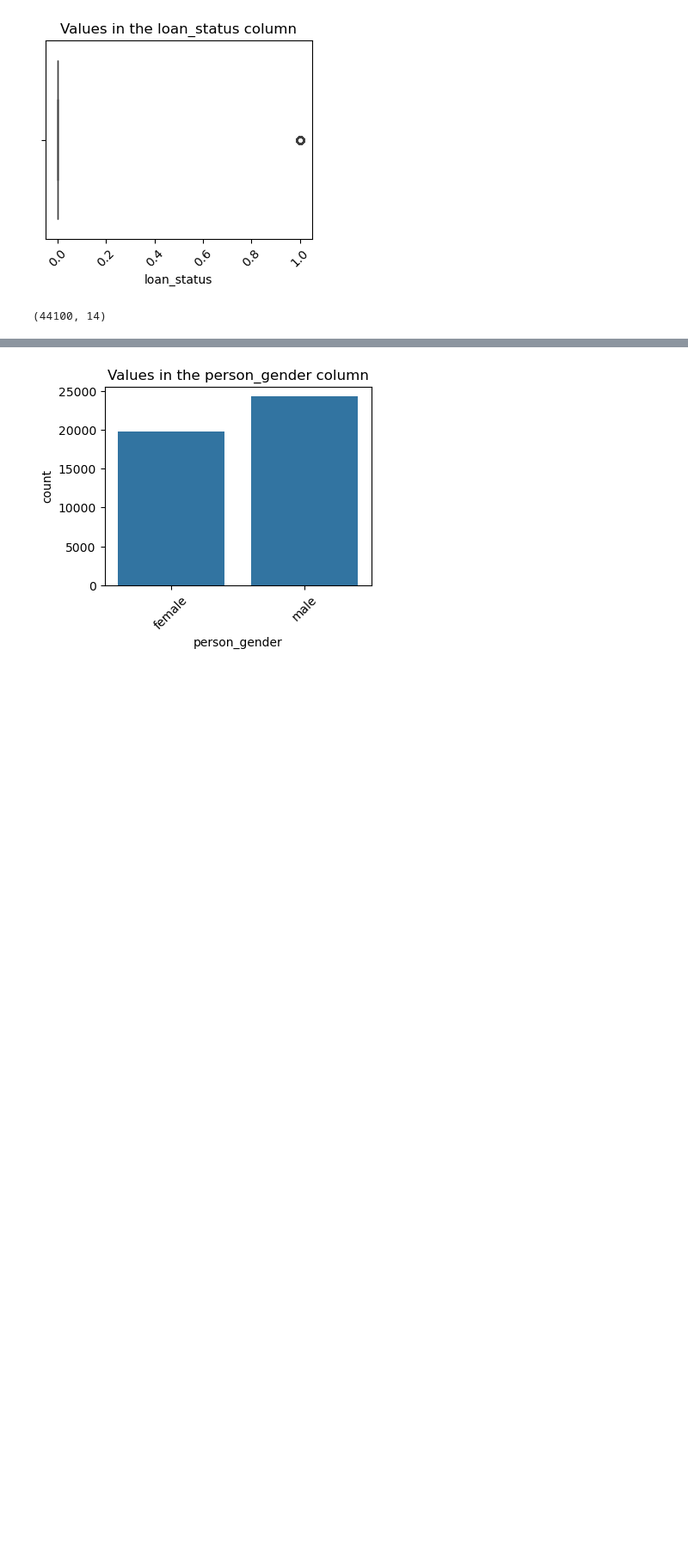
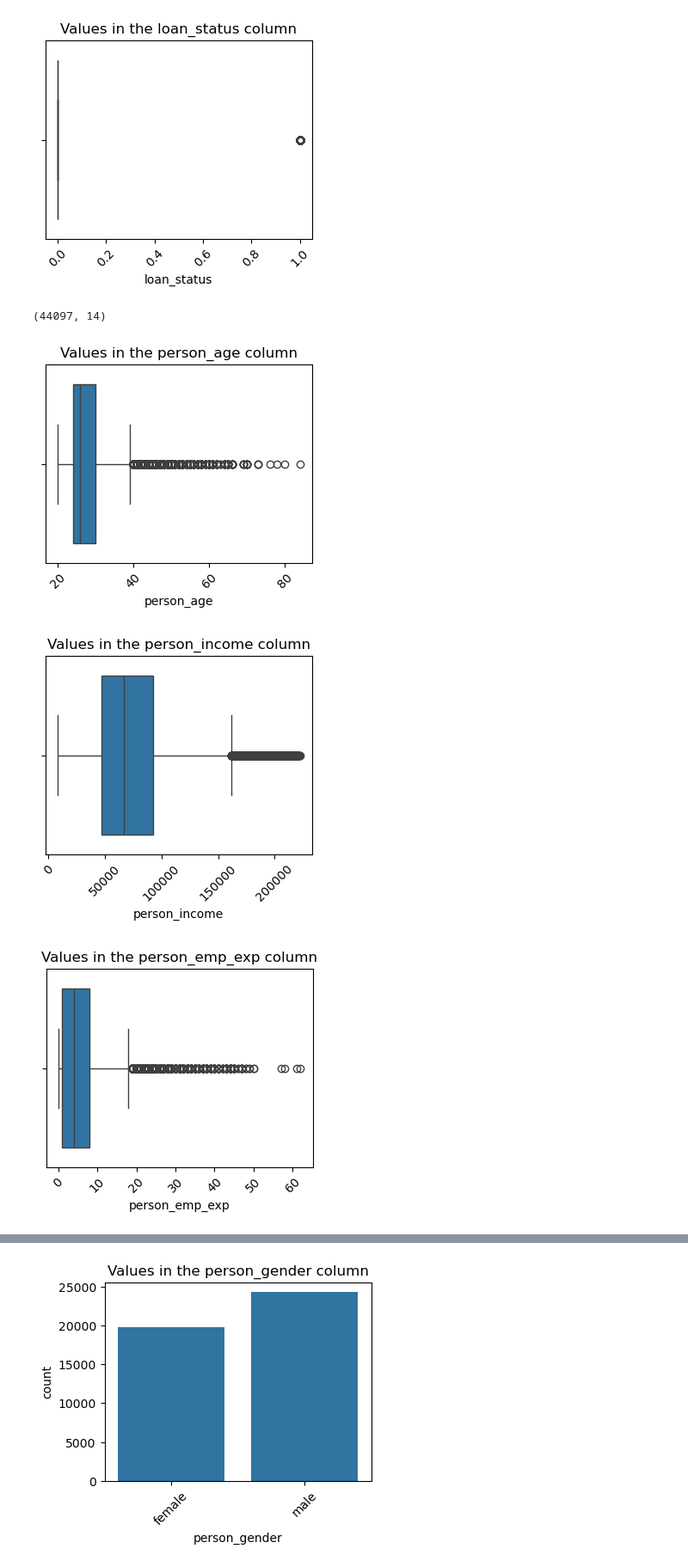
Before and after one commit to LewGoesB00M/CMP6230, a Jupyter notebook: Assignment/Report/Code/CMP6230.ipynb, the cells around one changed output, grey strips where cells are left out. Shown at 86% size. Cells and saved outputs as stored; diff of their text form; code cells hidden in the pictures; blank space fills up the shorter version.

Commit message:
Additional image and pipeline data analysis comment

```diff
--- a/Assignment/Report/Code/CMP6230.ipynb
+++ b/Assignment/Report/Code/CMP6230.ipynb
@@ -110,6 +110,22 @@ for col in numCols:
 highIncome  = df["person_income"].quantile(0.98)
 
 df = df[(df["person_income"] < highIncome)]
+df = df[(df["person_age"] < 85)]
+
 df.shape
 # %% [output]
-(44100, 14)
+(44097, 14)
+# %%
+# Displaying the different categorical values for each of the object (string) type columns.
+numCols = df.select_dtypes(include = ["int64", "float64"])
+
+for col in numCols:
+    plt.figure(figsize = (4, 3))
+    plt.xticks(rotation = 45)
+    sns.boxplot(data = df, x = col)
+    plt.title(f'Values in the {col} column')
+    plt.show()
+# %% [output]
+[figure, added]
+[figure, added]
+[figure, added]
```
Also changed, not shown: parts of 3 cells of this notebook, 9 other files.
